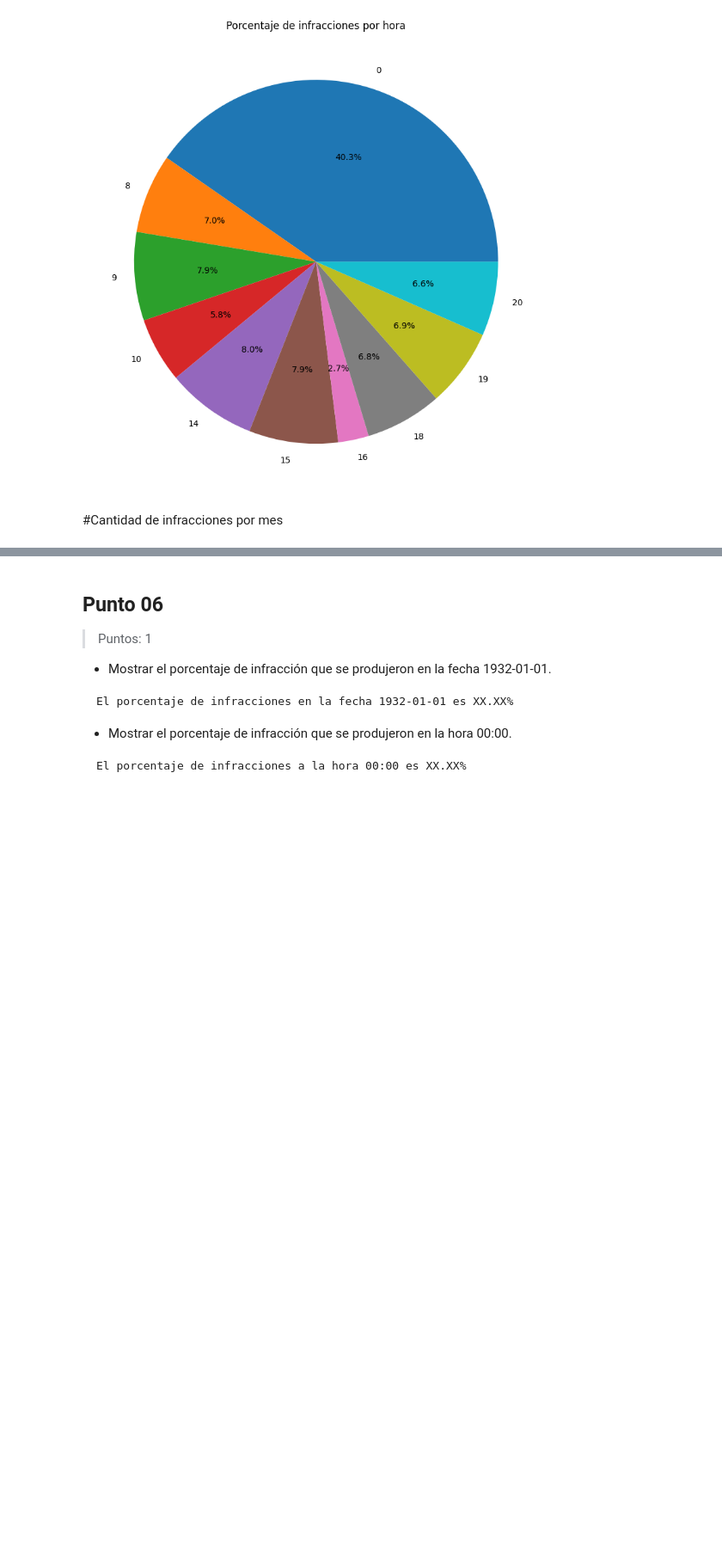
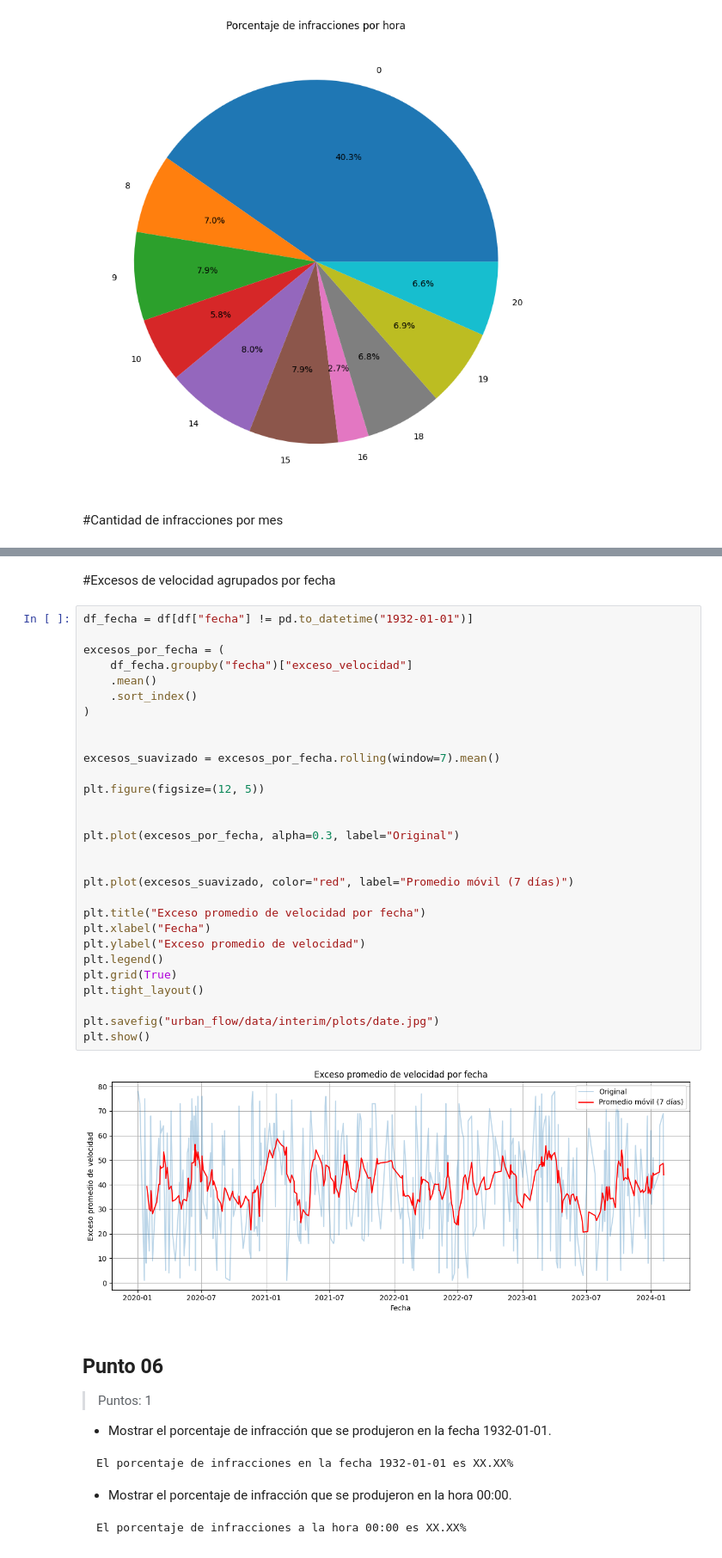
Before and after one commit to FrancoLavi/urban-flow-tp, a Jupyter notebook: Urban_Flow.ipynb, the cells around one changed output, grey strips where cells are left out. Shown at 86% size. Drawn from its saved outputs; the diff is of its cells as text; blank space fills up the shorter version.

```diff
--- a/Urban_Flow.ipynb
+++ b/Urban_Flow.ipynb
@@ -741,3 +769,36 @@ plt.show()
+# %% [markdown]
+#Excesos de velocidad agrupados por fecha
+# %%
+df_fecha = df[df["fecha"] != pd.to_datetime("1932-01-01")]
+
+excesos_por_fecha = (
+    df_fecha.groupby("fecha")["exceso_velocidad"]
+    .mean()
+    .sort_index()
+)
+
+
+excesos_suavizado = excesos_por_fecha.rolling(window=7).mean()
+
+plt.figure(figsize=(12, 5))
+
+
+plt.plot(excesos_por_fecha, alpha=0.3, label="Original")
+
+
+plt.plot(excesos_suavizado, color="red", label="Promedio móvil (7 días)")
+
+plt.title("Exceso promedio de velocidad por fecha")
+plt.xlabel("Fecha")
+plt.ylabel("Exceso promedio de velocidad")
+plt.legend()
+plt.grid(True)
+plt.tight_layout()
+
+plt.savefig("urban_flow/data/interim/plots/date.jpg")
+plt.show()
+# %% [output]
+[figure, added]
 # %% [markdown]
 ## Punto 06
 
```
Also changed, not shown: parts of 3 cells of this notebook.
